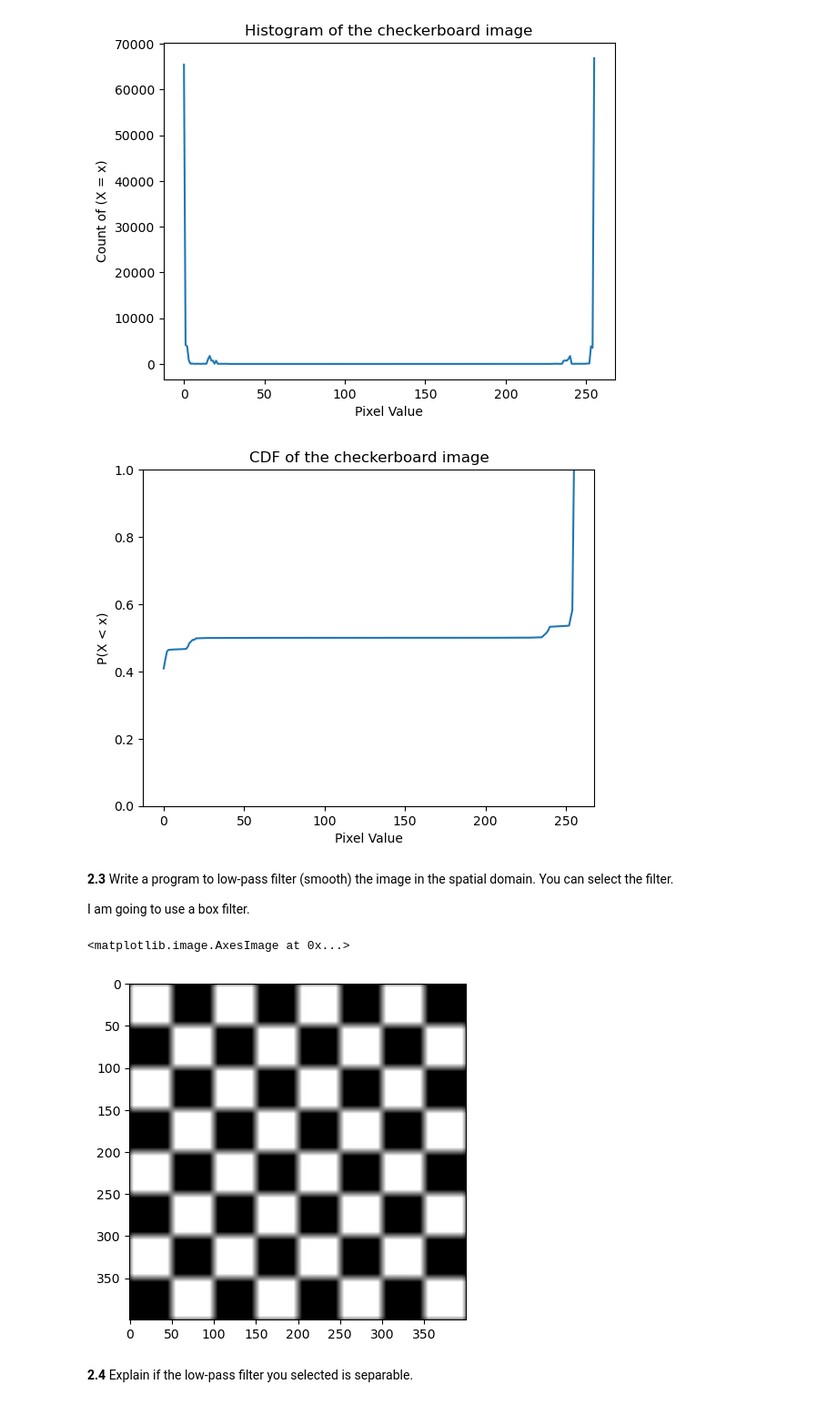
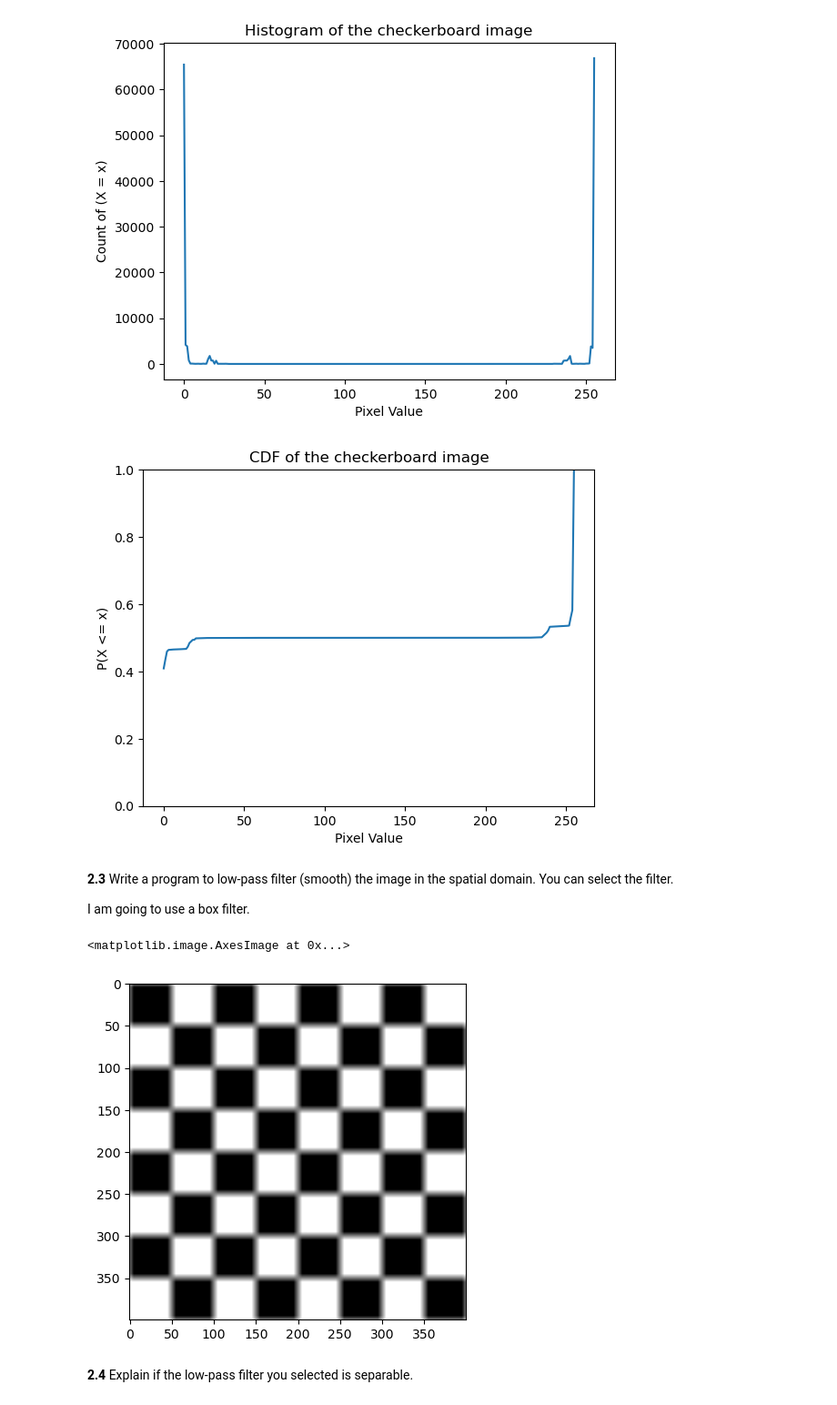
Before and after one commit to LennoxC/AIML331-Assignment-1, a Jupyter notebook: Assignment code.ipynb, the cells around one changed output. Shown at 91% size. Drawn from its saved outputs; the diff is of its cells as text; code cells hidden in the pictures.

```diff
--- a/Assignment code.ipynb
+++ b/Assignment code.ipynb
@@ -127,12 +143,12 @@ Text(0.5, 1.0, 'Histogram of the checkerboard image')
 # %%
 plt.plot(find_cdf(checkerboard))
 plt.xlabel("Pixel Value")
-plt.ylabel("P(X < x)")
+plt.ylabel("P(X <= x)")
 plt.ylim(0, 1)
 plt.title("CDF of the checkerboard image")
 plt.show()
 # %% [output]
-[figure, old version]
+[figure, new version]
 # %% [markdown]
 **2.3** Write a program to low-pass filter (smooth) the image in the spatial domain.
 You can select the filter.
@@ -164,10 +180,10 @@ def do_convolution(image, kernel):
 # %%
 output = Image.fromarray(do_convolution(checkerboard, kernel))
 # %%
-plt.imshow(output, cmap='gray')
+plt.imshow(output, cmap='gray_r', vmin=0, vmax=255)
 # %% [output]
 <matplotlib.image.AxesImage at 0x...>
-[figure, old version]
+[figure, new version]
 # %% [markdown]
 **2.4** Explain if the low-pass filter you selected is separable.
 # %% [markdown]
```
Also changed, not shown: parts of 38 cells of this notebook, 3 other files.
